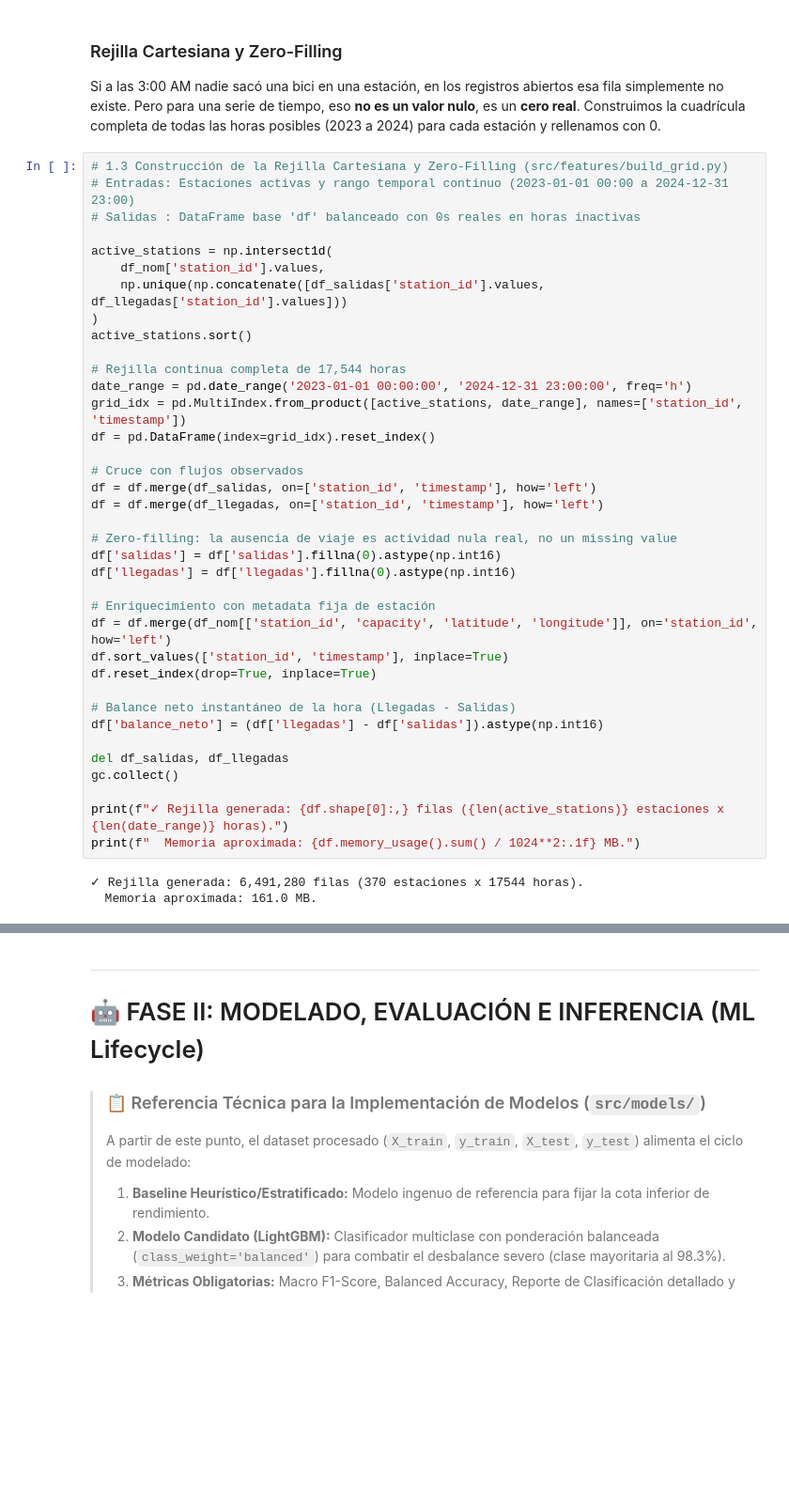
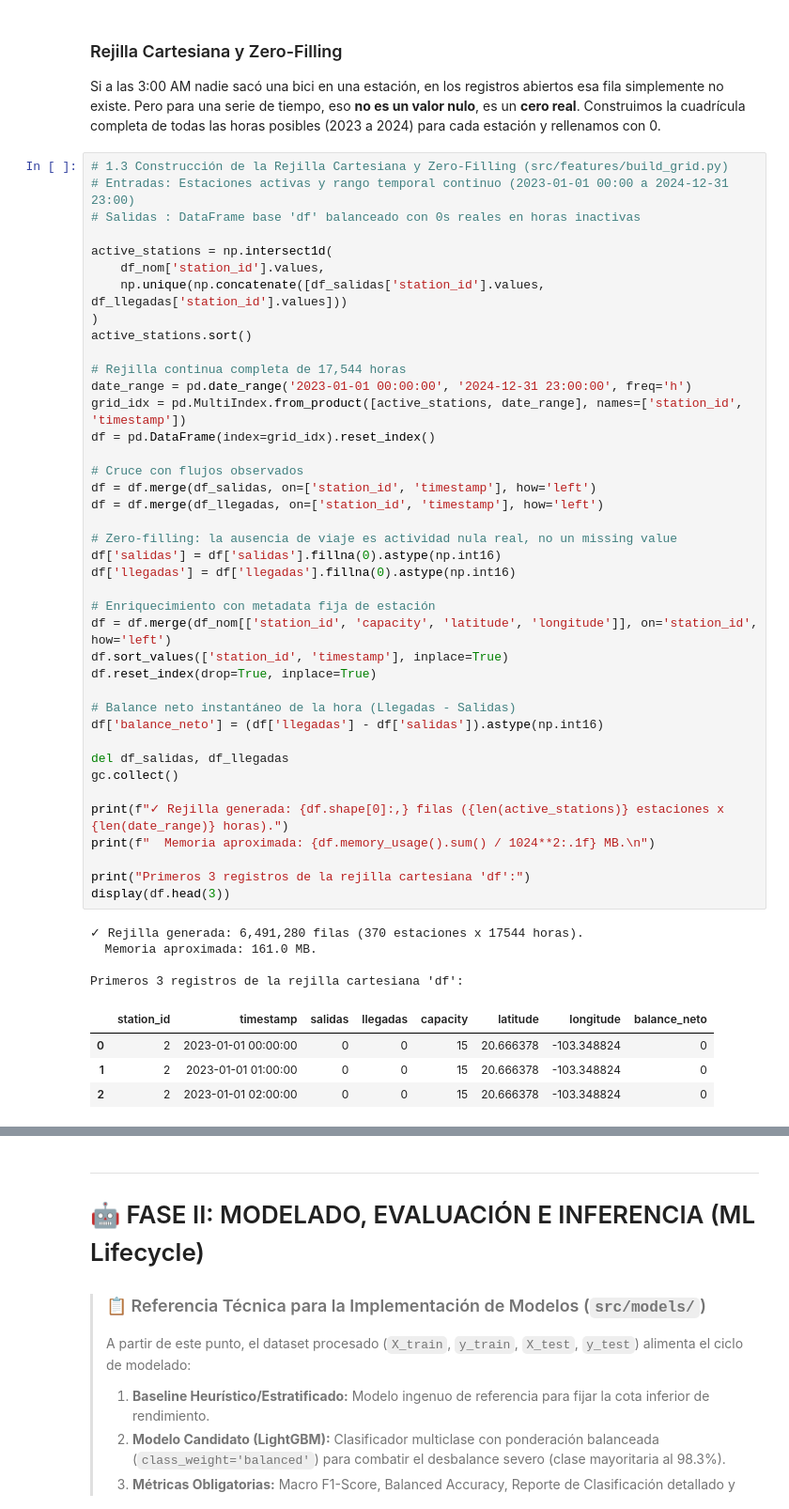
Before and after one commit to Diegob059/MLOps_Equipo30, a Jupyter notebook: MLOps_Equipo30/notebooks/1.0-pregunta-2-riesgo-estaciones.ipynb, the cells around one changed output, grey strips where cells are left out. Shown at 94% size. Cells and saved outputs as stored; diff of their text form; blank space fills up the shorter version.

```diff
--- a/MLOps_Equipo30/notebooks/1.0-pregunta-2-riesgo-estaciones.ipynb
+++ b/MLOps_Equipo30/notebooks/1.0-pregunta-2-riesgo-estaciones.ipynb
@@ -205,34 +226,43 @@ active_stations = np.intersect1d(
 active_stations.sort()
 
 # Rejilla continua completa de 17,544 horas
 date_range = pd.date_range('2023-01-01 00:00:00', '2024-12-31 23:00:00', freq='h')
 grid_idx = pd.MultiIndex.from_product([active_stations, date_range], names=['station_id', 'timestamp'])
 df = pd.DataFrame(index=grid_idx).reset_index()
 
 # Cruce con flujos observados
 df = df.merge(df_salidas, on=['station_id', 'timestamp'], how='left')
 df = df.merge(df_llegadas, on=['station_id', 'timestamp'], how='left')
 
 # Zero-filling: la ausencia de viaje es actividad nula real, no un missing value
 df['salidas'] = df['salidas'].fillna(0).astype(np.int16)
 df['llegadas'] = df['llegadas'].fillna(0).astype(np.int16)
 
 # Enriquecimiento con metadata fija de estación
 df = df.merge(df_nom[['station_id', 'capacity', 'latitude', 'longitude']], on='station_id', how='left')
 df.sort_values(['station_id', 'timestamp'], inplace=True)
 df.reset_index(drop=True, inplace=True)
 
 # Balance neto instantáneo de la hora (Llegadas - Salidas)
 df['balance_neto'] = (df['llegadas'] - df['salidas']).astype(np.int16)
 
 del df_salidas, df_llegadas
 gc.collect()
 
 print(f"✓ Rejilla generada: {df.shape[0]:,} filas ({len(active_stations)} estaciones x {len(date_range)} horas).")
-print(f"  Memoria aproximada: {df.memory_usage().sum() / 1024**2:.1f} MB.")
+print(f"  Memoria aproximada: {df.memory_usage().sum() / 1024**2:.1f} MB.\n")
+
+print("Primeros 3 registros de la rejilla cartesiana 'df':")
+display(df.head(3))
 # %% [output]
 ✓ Rejilla generada: 6,491,280 filas (370 estaciones x 17544 horas).
   Memoria aproximada: 161.0 MB.
+
+Primeros 3 registros de la rejilla cartesiana 'df':
+|  | station_id | timestamp | salidas | llegadas | capacity | latitude | longitude | balance_neto |
+| 0 | 2 | 2023-01-01 00:00:00 | 0 | 0 | 15 | 20.666378 | -103.348824 | 0 |
+| 1 | 2 | 2023-01-01 01:00:00 | 0 | 0 | 15 | 20.666378 | -103.348824 | 0 |
+| 2 | 2 | 2023-01-01 02:00:00 | 0 | 0 | 15 | 20.666378 | -103.348824 | 0 |
 # %%
 # 1.4 Cálculo del Target Operativo Futuro a 2 Horas (src/features/create_target.py)
 # Entradas: df con series de tiempo ordenadas por station_id y timestamp
```
Also changed, not shown: parts of 9 cells of this notebook.
